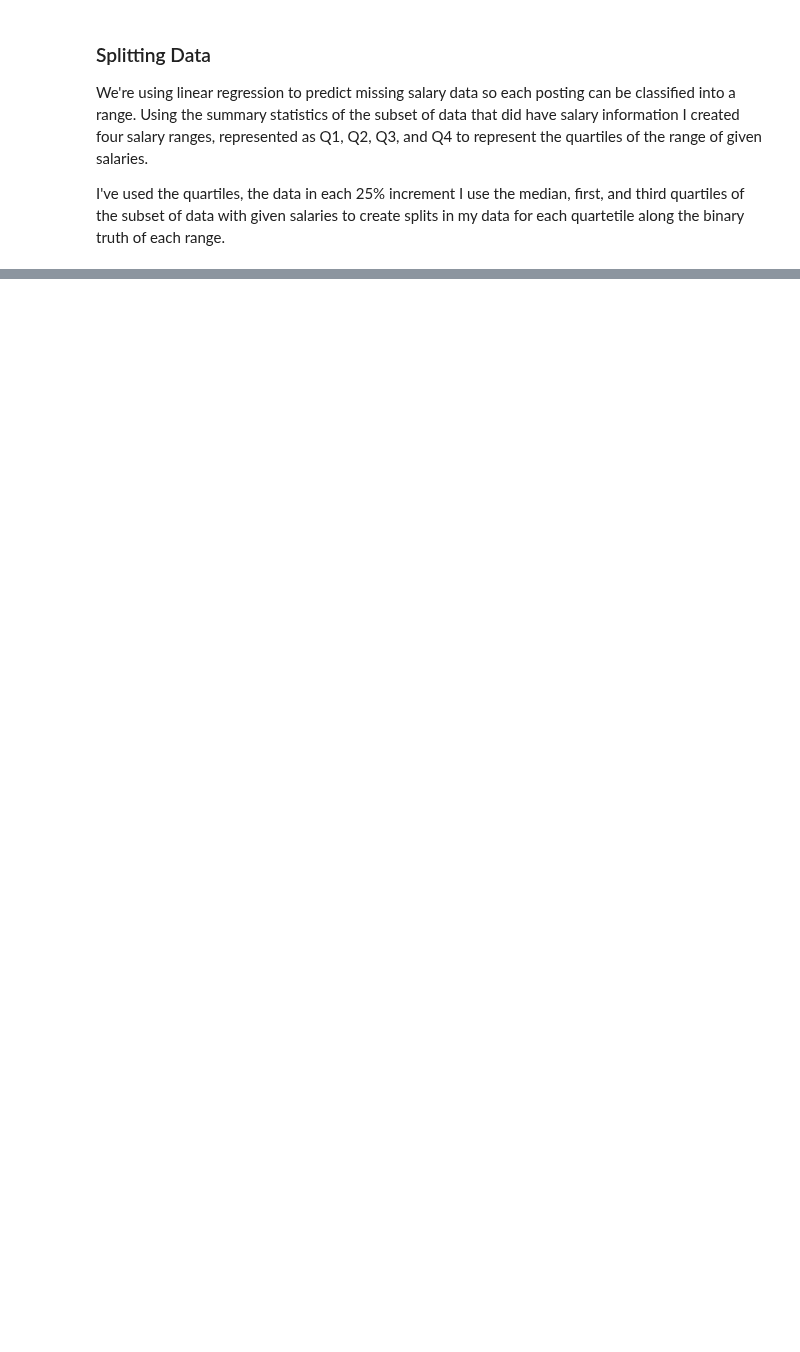
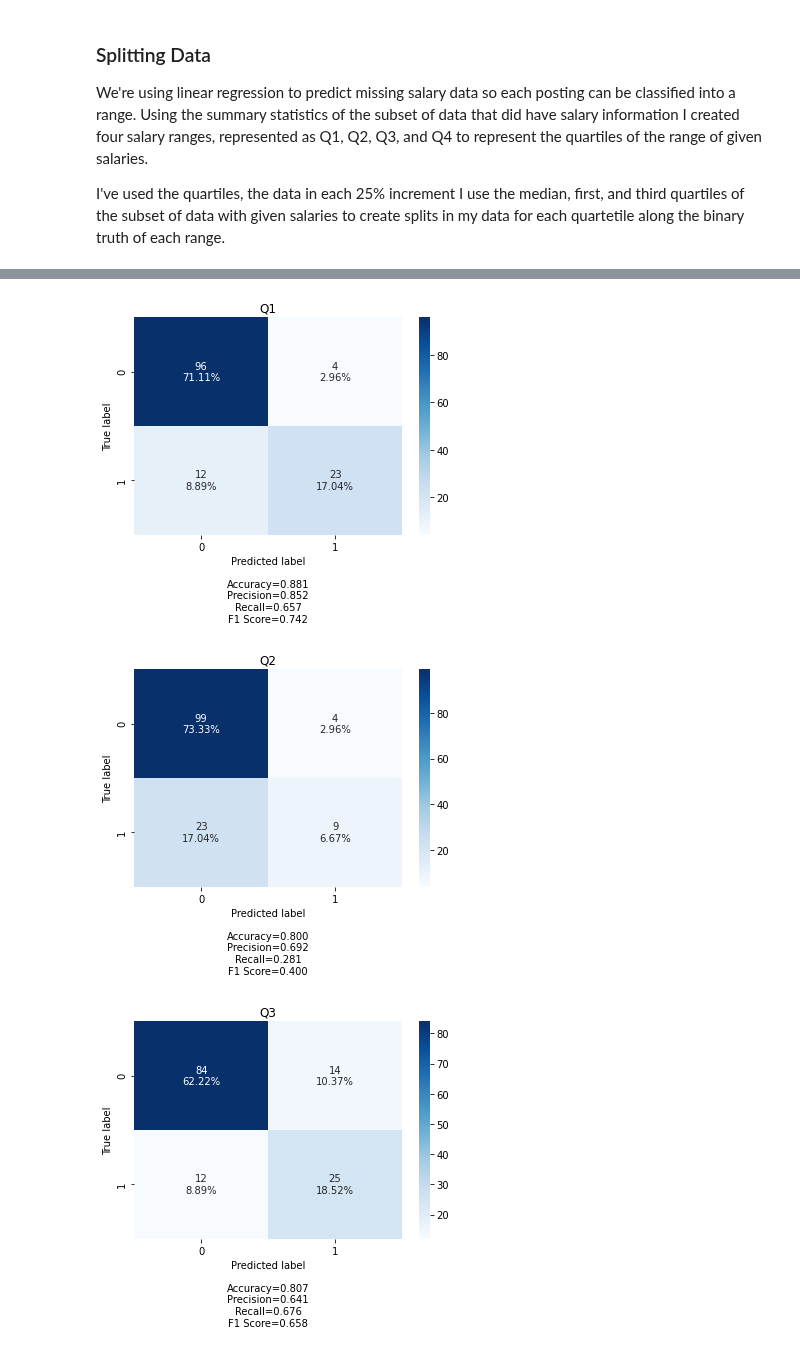
Before and after one commit to 333Kenji/indeedjobscraper, a Jupyter notebook: docs/ml.ipynb, the cells around one changed output, grey strips where cells are left out. Saved outputs shown, nothing was run; the diff lists cells and outputs as text; code cells hidden in the pictures; blank space fills up the shorter version.

```diff
--- a/docs/ml.ipynb
+++ b/docs/ml.ipynb
@@ -697,0 +699,9 @@ data
+# %%
+make_confusion_matrix(metrics[6][0], title='Q1')
+make_confusion_matrix(metrics[6][1], title='Q2')
+make_confusion_matrix(metrics[6][2], title='Q3')
+make_confusion_matrix(metrics[6][3], title='Q4')
+# %% [output]
+[figure, added]
+[figure, added]
+[figure, added]
```
Also changed, not shown: parts of 12 cells of this notebook, 11 other files.
